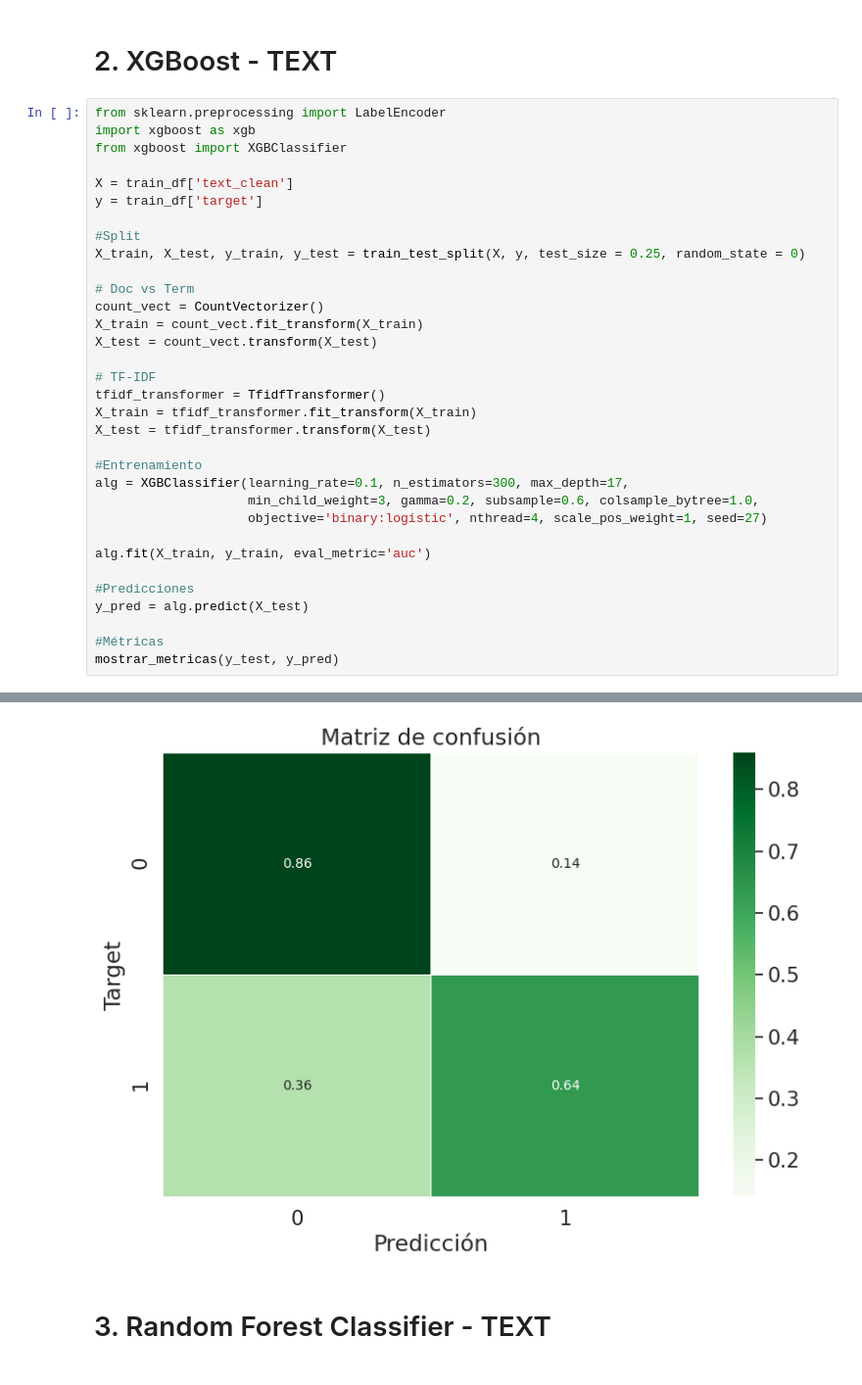
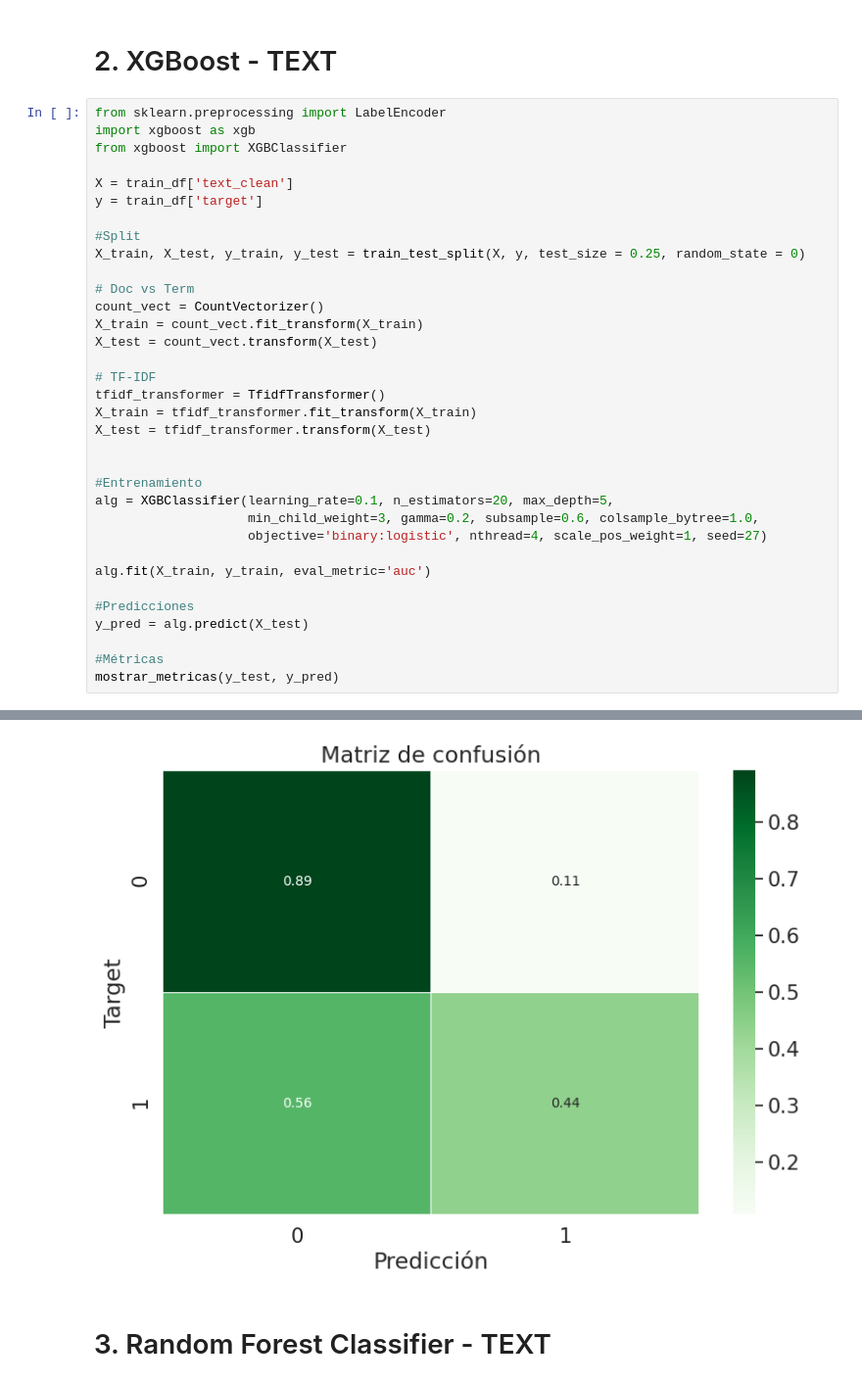
Before and after one commit to delpinor/datos7506, a Jupyter notebook: TP2 - ML.ipynb, the cells around one changed output, grey strips where cells are left out. Shown at 98% size. Saved outputs shown, nothing was run; the diff lists cells and outputs as text.

```diff
--- a/TP2 - ML.ipynb
+++ b/TP2 - ML.ipynb
@@ -646,8 +789,9 @@ tfidf_transformer = TfidfTransformer()
 X_train = tfidf_transformer.fit_transform(X_train)
 X_test = tfidf_transformer.transform(X_test)
 
+
 #Entrenamiento
-alg = XGBClassifier(learning_rate=0.1, n_estimators=300, max_depth=17,
+alg = XGBClassifier(learning_rate=0.1, n_estimators=20, max_depth=5,
                     min_child_weight=3, gamma=0.2, subsample=0.6, colsample_bytree=1.0,
                     objective='binary:logistic', nthread=4, scale_pos_weight=1, seed=27)
 
@@ -673,4 +821,4 @@ weighted avg       0.77      0.77      0.76      1904
-[figure, old version]
+[figure, new version]
 # %% [markdown]
 # 3.  Random Forest Classifier - TEXT
 # %%
```
Also changed, not shown: parts of 17 cells of this notebook, 1 other file.
